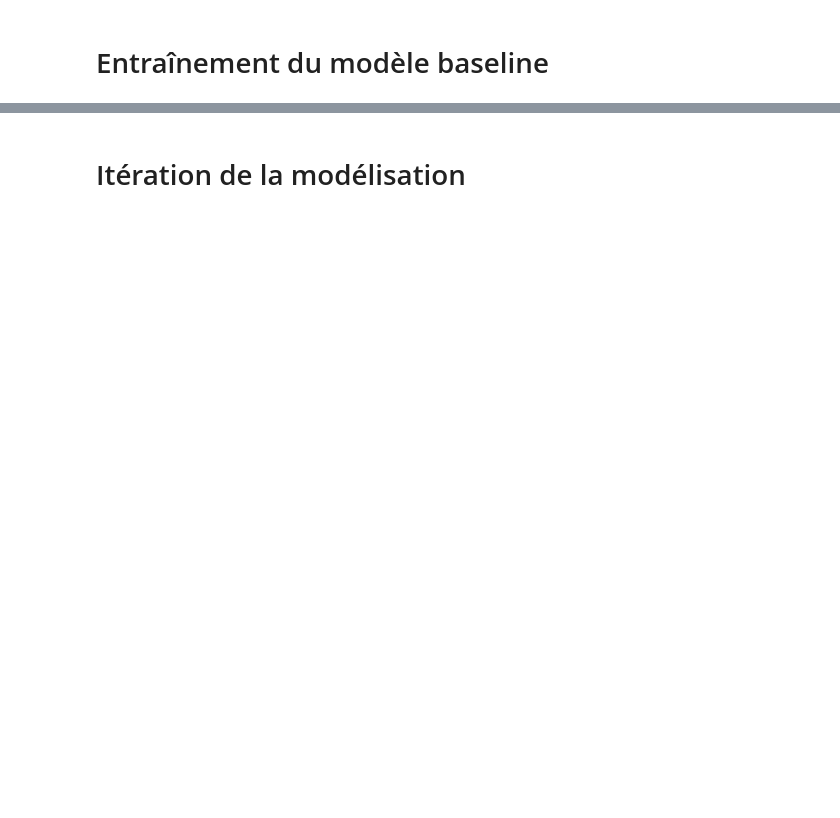
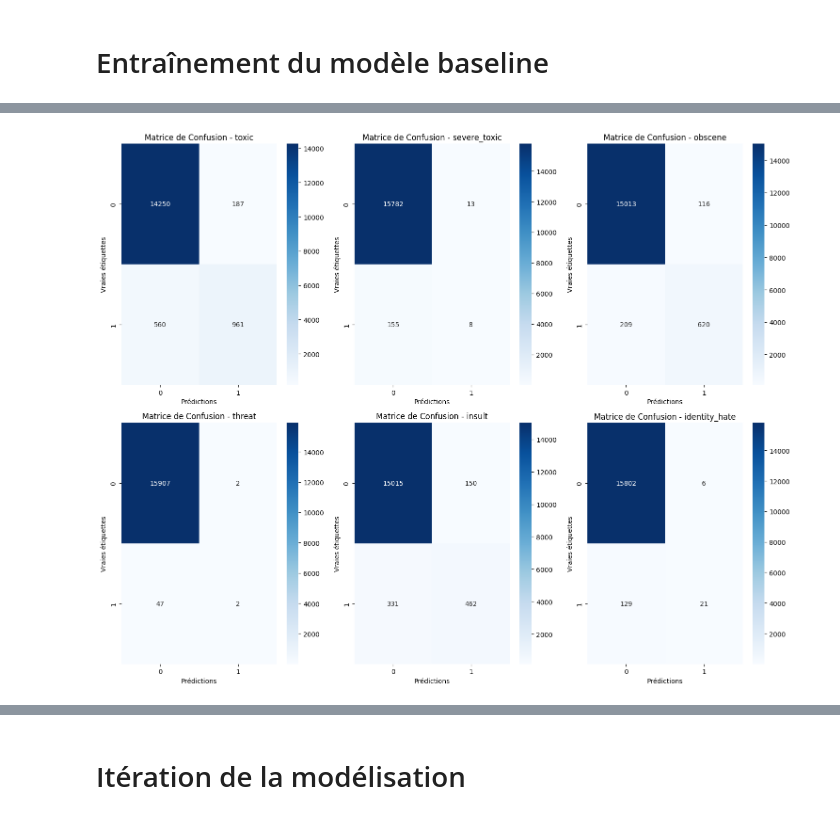
Before and after one commit to florianVit/Classification_Commentaires_Toxiques, a Jupyter notebook: Classification_commentaires_toxiques.ipynb, the cells around one changed output, grey strips where cells are left out. Drawn from its saved outputs; the diff is of its cells as text; code cells hidden in the pictures; blank space fills up the shorter version.

Commit message:
Mise au propre, add de markdown, Random Forest fait avec pipeline

```diff
--- a/Classification_commentaires_toxiques.ipynb
+++ b/Classification_commentaires_toxiques.ipynb
@@ -212,0 +270,16 @@ Ensemble de test: (31915, 5000)
+# %%
+#stemming
+
+from nltk.stem import PorterStemmer, WordNetLemmatizer
+nltk.download("wordnet")
+
+stemmer = PorterStemmer()
+lemmatizer = WordNetLemmatizer()
+
+def preprocess_text(text):
+    words = word_tokenize(text)
+    words = [lemmatizer.lemmatize(word) for word in words]  # Lemmatisation
+    return " ".join(words)
+
+# Appliquer la transformation
+data["processed_text"] = data["clean_text"].apply(preprocess_text)
@@ -224,0 +395,33 @@ model = Sequential([
+# %%
+import matplotlib.pyplot as plt
+import seaborn as sns
+from sklearn.metrics import confusion_matrix
+
+# Prédictions
+y_pred = pipeline.predict(X_test)
+
+# Étiquettes de sortie
+labels = ["toxic", "severe_toxic", "obscene", "threat", "insult", "identity_hate"]
+
+# Initialisation de la figure
+plt.figure(figsize=(15, 12))
+
+# Itérer sur chaque label pour générer la matrice de confusion
+for i, label in enumerate(labels):
+    plt.subplot(2, 3, i+1)
+
+    # Calcul de la matrice de confusion pour chaque étiquette
+    cm = confusion_matrix(y_test[label], y_pred[:, i])
+
+    # Visualisation avec seaborn
+    sns.heatmap(cm, annot=True, fmt='d', cmap='Blues', xticklabels=["0", "1"], yticklabels=["0", "1"])
+
+    # Ajouter le titre et les labels
+    plt.title(f'Matrice de Confusion - {label}')
+    plt.xlabel('Prédictions')
+    plt.ylabel('Vraies étiquettes')
+
+plt.tight_layout()
+plt.show()
+# %% [output]
+[figure, added]
```
Also changed, not shown: parts of 44 cells of this notebook.
